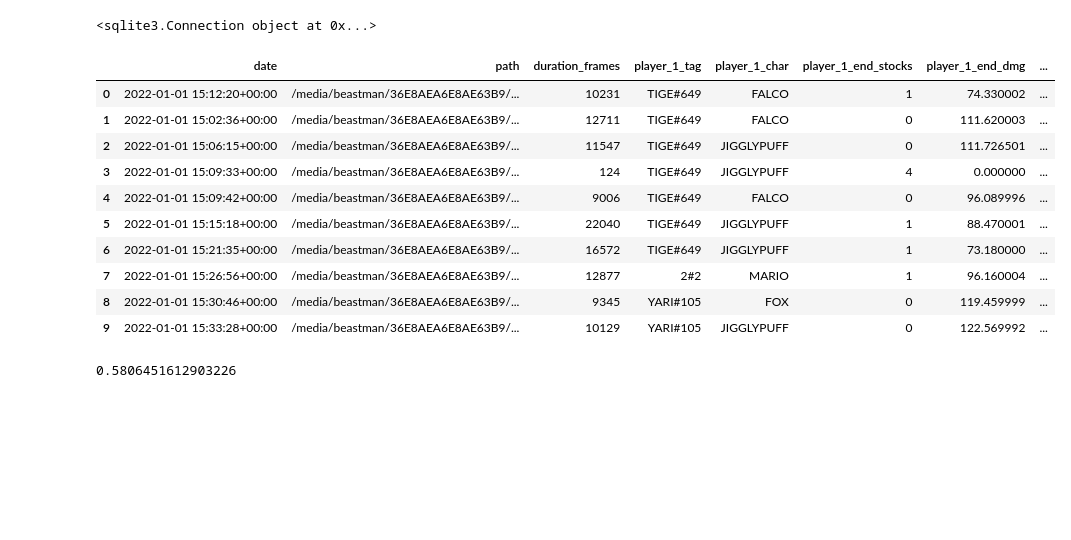
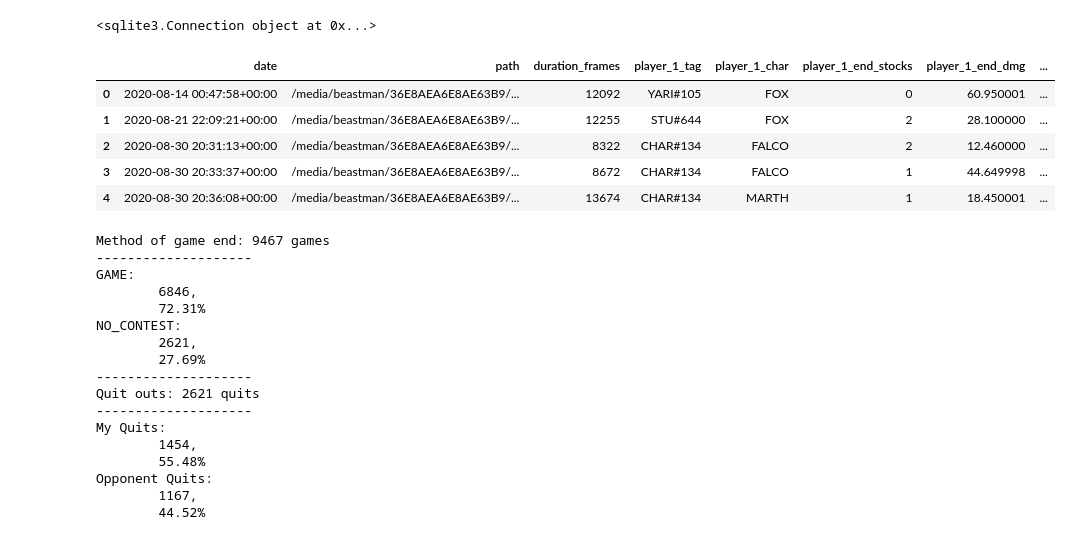
Before and after one commit to BryanEastman/Slippi-Dash, a Jupyter notebook: Game Analysis Notebook.ipynb, the cells around one changed output. Drawn from its saved outputs; the diff is of its cells as text; code cells hidden in the pictures; blank space fills up the shorter version.

```diff
--- a/Game Analysis Notebook.ipynb
+++ b/Game Analysis Notebook.ipynb
@@ -17,10 +20,8 @@ SELECT * FROM metadata;
 """
 meta_df = pd.read_sql(query, con)
 # %%
-def get_winner(row):
-    if row["lras"] == 1:
-        return row["player_1_tag"]
-    elif row["lras"] == 0:
+def get_winner(row): # return winner's tag, quitter is chosen as loser
+    if row["lras"] == 0:
         return row["player_2_tag"]
     if row["player_1_end_stocks"] == 0:
         return row["player_2_tag"]
@@ -29,11 +30,8 @@ def get_winner(row):
     else:
         return row["player_1_tag"]
 
-meta_df["winner"] = meta_df.apply(get_winner,axis=1)
-def winner_char(row):
-    if row["lras"] == 1:
-        return row["player_1_char"]
-    elif row["lras"] == 0:
+def winner_char(row): # return winner's character
+    if row["lras"] == 0:
         return row["player_2_char"]
     if row["player_1_end_stocks"] == 0:
         return row["player_2_char"]
@@ -41,22 +39,58 @@ def winner_char(row):
         return row["player_2_char"]
     else:
         return row["player_1_char"]
+
+def get_quitter(row): #replace quitter port value with tag
+    if row['lras'] == 0:
+        return row['player_1_tag']
+    elif row['lras'] == 1:
+        return row['player_2_tag']
+
+def yari_char(row): # create a column with my character for that game for easy aggregation
+    if row ['player_1_tag'] == "YARI#105":
+        return row['player_1_char']
+    else:
+        return row['player_2_char']
+
+meta_df['lras'] = meta_df.apply(get_quitter,axis=1)
 meta_df["winner_char"] = meta_df.apply(winner_char,axis=1)
+meta_df["winner"] = meta_df.apply(get_winner,axis=1)
+meta_df['date'] = pd.to_datetime(meta_df['date'])
 # %%
-meta_df.head(10)
+meta_df.head()
 # %% [output]
 |  | date | path | duration_frames | player_1_tag | player_1_char | player_1_end_stocks | player_1_end_dmg | ... |
-| 0 | 2022-01-01 15:12:20+00:00 | /media/beastman/36E8AEA6E8AE63B9/... | 10231 | TIGE#649 | FALCO | 1 | 74.330002 | ... |
-| 1 | 2022-01-01 15:02:36+00:00 | /media/beastman/36E8AEA6E8AE63B9/... | 12711 | TIGE#649 | FALCO | 0 | 111.620003 | ... |
-| 2 | 2022-01-01 15:06:15+00:00 | /media/beastman/36E8AEA6E8AE63B9/... | 11547 | TIGE#649 | JIGGLYPUFF | 0 | 111.726501 | ... |
-| 3 | 2022-01-01 15:09:33+00:00 | /media/beastman/36E8AEA6E8AE63B9/... | 124 | TIGE#649 | JIGGLYPUFF | 4 | 0.000000 | ... |
-| 4 | 2022-01-01 15:09:42+00:00 | /media/beastman/36E8AEA6E8AE63B9/... | 9006 | TIGE#649 | FALCO | 0 | 96.089996 | ... |
-| 5 | 2022-01-01 15:15:18+00:00 | /media/beastman/36E8AEA6E8AE63B9/... | 22040 | TIGE#649 | JIGGLYPUFF | 1 | 88.470001 | ... |
-| 6 | 2022-01-01 15:21:35+00:00 | /media/beastman/36E8AEA6E8AE63B9/... | 16572 | TIGE#649 | JIGGLYPUFF | 1 | 73.180000 | ... |
-| 7 | 2022-01-01 15:26:56+00:00 | /media/beastman/36E8AEA6E8AE63B9/... | 12877 | 2#2 | MARIO | 1 | 96.160004 | ... |
-| 8 | 2022-01-01 15:30:46+00:00 | /media/beastman/36E8AEA6E8AE63B9/... | 9345 | YARI#105 | FOX | 0 | 119.459999 | ... |
-| 9 | 2022-01-01 15:33:28+00:00 | /media/beastman/36E8AEA6E8AE63B9/... | 10129 | YARI#105 | JIGGLYPUFF | 0 | 122.569992 | ... |
+| 0 | 2020-08-14 00:47:58+00:00 | /media/beastman/36E8AEA6E8AE63B9/... | 12092 | YARI#105 | FOX | 0 | 60.950001 | ... |
+| 1 | 2020-08-21 22:09:21+00:00 | /media/beastman/36E8AEA6E8AE63B9/... | 12255 | STU#644 | FOX | 2 | 28.100000 | ... |
+| 2 | 2020-08-30 20:31:13+00:00 | /media/beastman/36E8AEA6E8AE63B9/... | 8322 | CHAR#134 | FALCO | 2 | 12.460000 | ... |
+| 3 | 2020-08-30 20:33:37+00:00 | /media/beastman/36E8AEA6E8AE63B9/... | 8672 | CHAR#134 | FALCO | 1 | 44.649998 | ... |
+| 4 | 2020-08-30 20:36:08+00:00 | /media/beastman/36E8AEA6E8AE63B9/... | 13674 | CHAR#134 | MARTH | 1 | 18.450001 | ... |
-# %%
-print(len(meta_df[meta_df["winner"] == "YARI#105"]) / len(meta_df))
-# %% [output]
-0.5806451612903226
+# %%
+method = meta_df['end_method'].value_counts()
+quits = meta_df['lras'].value_counts()
+print(f"Method of game end: {len(meta_df)} games\n",'-'*20,sep="")
+for x in method.keys():
+    print(f'{x}: \n\t{method.get(x)}, \n\t{method.get(x) / len(meta_df):.2%}')
+
+print('-'*20,
+      f"\nQuit outs: {sum(quits)} quits\n",
+      '-'*20,sep="")
+print(f'My Quits: \n\t{quits["YARI#105"]}, \n\t{quits["YARI#105"] / sum(quits):.2%}\nOpponent Quits: \n\t{sum(quits)-quits["YARI#105"]}, \n\t{(sum(quits)-quits["YARI#105"])/sum(quits):.2%}')
+# %% [output]
+Method of game end: 9467 games
+--------------------
+GAME:
+        6846,
+        72.31%
+NO_CONTEST:
+        2621,
+        27.69%
+--------------------
+Quit outs: 2621 quits
+--------------------
+My Quits:
+        1454,
+        55.48%
+Opponent Quits:
+        1167,
+        44.52%
```
Also changed, not shown: parts of 11 cells of this notebook, 2 other files.
